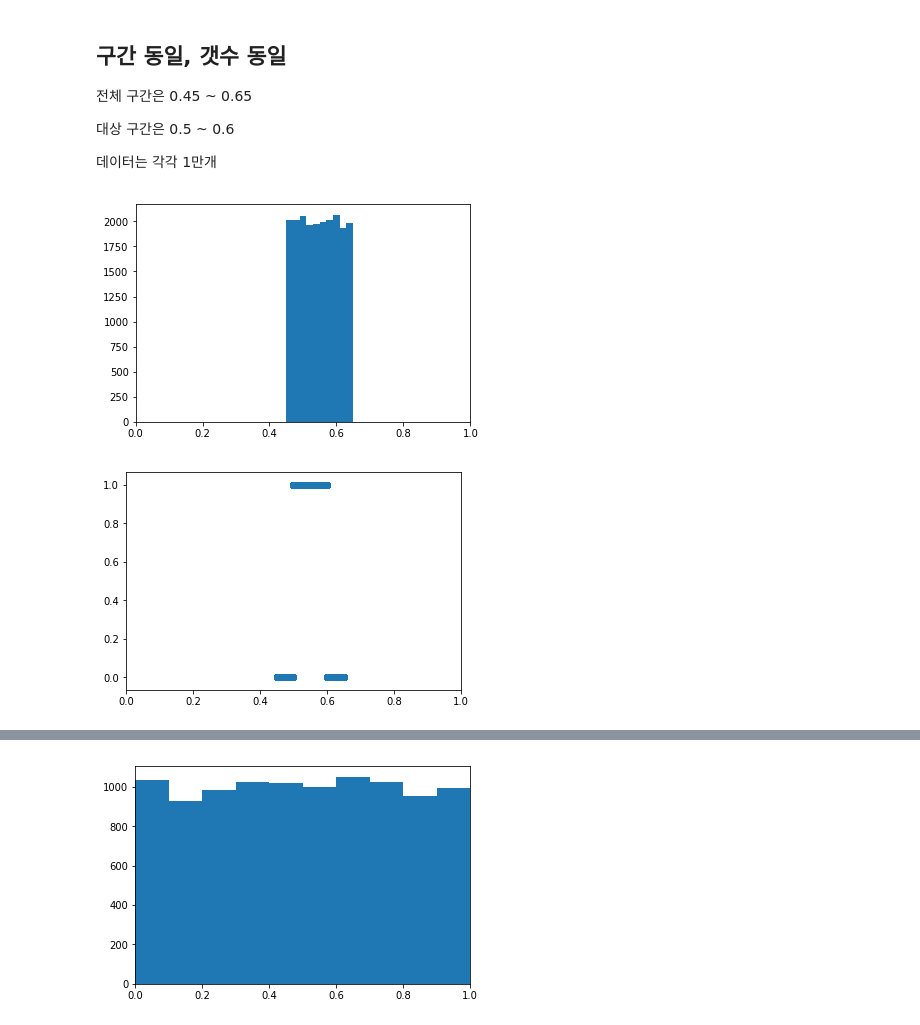
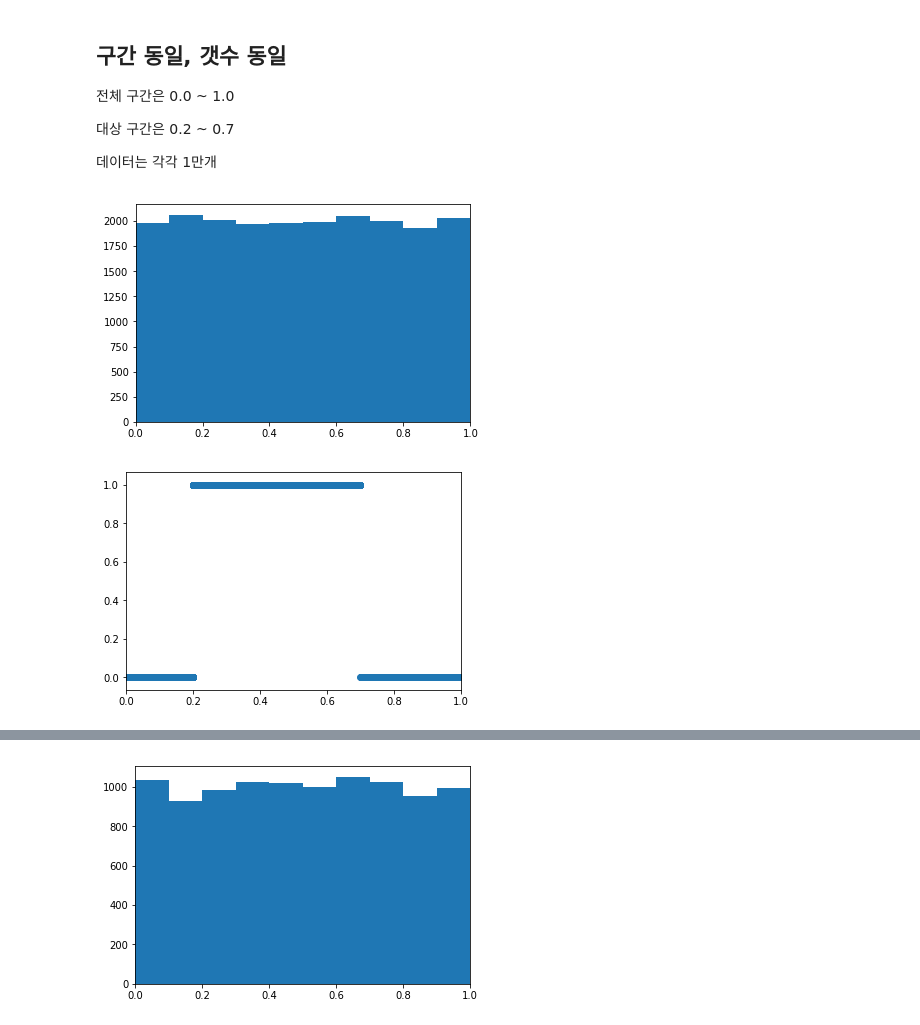
Before and after one commit to dhrim/bmac_seminar, a Jupyter notebook: material/gan_intro.ipynb, the cells around one changed output, grey strips where cells are left out. Saved outputs shown, nothing was run; the diff lists cells and outputs as text; code cells hidden in the pictures.

```diff
--- a/material/gan_intro.ipynb
+++ b/material/gan_intro.ipynb
@@ -68,21 +72,21 @@ def build_model():
 # %% [markdown]
 ## 구간 동일, 갯수 동일
 
-전체 구간은 0.45 ~ 0.65
+전체 구간은 0.0 ~ 1.0
 
-대상 구간은 0.5 ~ 0.6
+대상 구간은 0.2 ~ 0.7
 
 데이터는 각각 1만개
 # %%
-all_low = 0.45
-all_high = 0.65
-square_low = 0.5
-square_high = 0.6
+all_low = 0.0
+all_high = 1.0
+square_low = 0.2
+square_high = 0.7
 zero_count = 10000
 one_count = 10000
 
 train_x, train_y = build_square_data(all_low, all_high, square_low, square_high, zero_count, one_count)
 # %% [output]
-[figure, old version]
+[figure, new version]
-[figure, old version]
+[figure, new version]
 # %%
```
Also changed, not shown: parts of 12 cells of this notebook.
